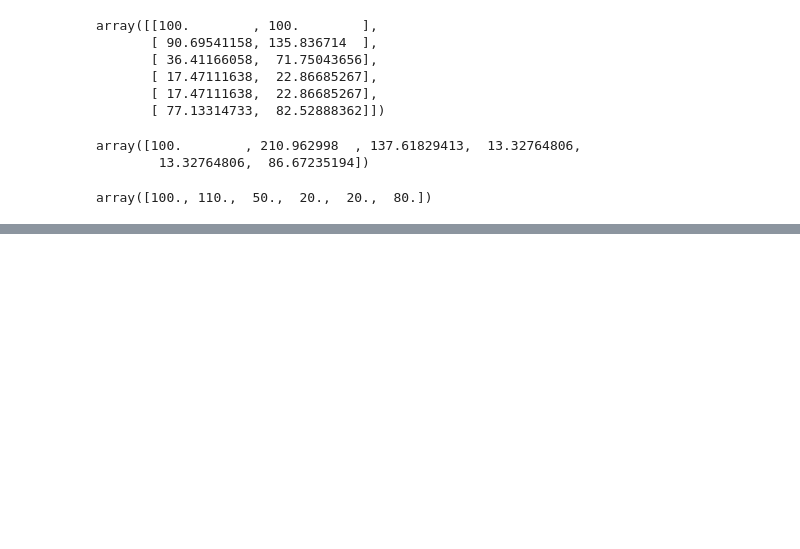
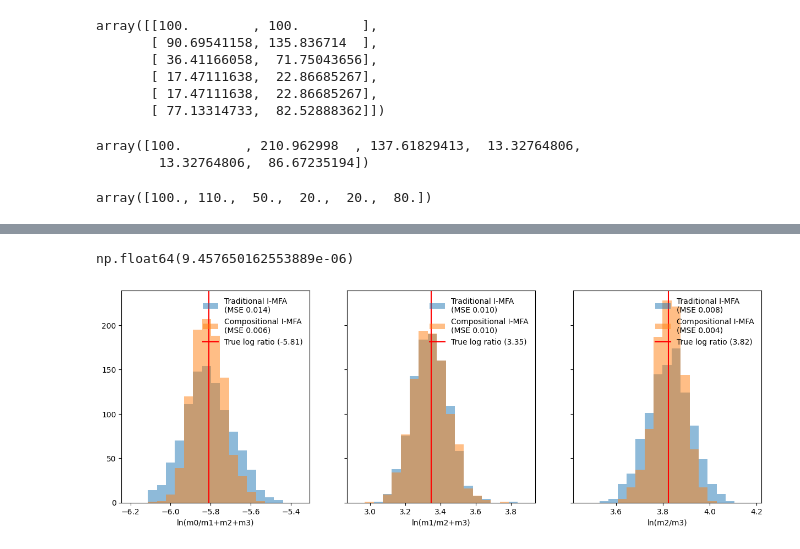
Before and after one commit to dtu-qmcm/cmfa, a Jupyter notebook: notebooks/toy_network.ipynb, the cells around one changed output, grey strips where cells are left out. Saved outputs shown, nothing was run; the diff lists cells and outputs as text; code cells hidden in the pictures; blank space fills up the shorter version.

```diff
--- a/notebooks/toy_network.ipynb
+++ b/notebooks/toy_network.ipynb
@@ -309,0 +121,37 @@ plt.show()
+# %%
+estimated_ids_euclidean = np.load(RESULTS_DIR / "estimated_ids_euclidean.npy")
+estimated_ids_clr = np.load(RESULTS_DIR / "estimated_ids_clr.npy")
+estimated_ids_ilr = np.load(RESULTS_DIR / "estimated_ids_ilr.npy")
+
+comp_resid_euclidean = (estimated_ids_euclidean - true_composition)
+comp_resid_clr = (estimated_ids_clr - true_composition)
+comp_resid_ilr = (estimated_ids_ilr - true_composition)
+
+
+((comp_resid_euclidean ** 2) - (comp_resid_ilr ** 2)).mean()
+# %% [output]
+np.float64(9.457650162553889e-06)
+# %%
+f, axes = plt.subplots(1, 3, sharey=True, figsize=[15, 5])
+
+trad_ilrs = ordered_ilr_func(estimated_ids_euclidean)
+comp_ilrs = ordered_ilr_func(estimated_ids_ilr)
+clr_ilrs = ordered_ilr_func(estimated_ids_clr)
+
+truth_ilrs = ordered_ilr_func(true_composition)
+
+for (i, ax) in enumerate(axes):
+    mse_trad = np.mean((trad_ilrs[:, i] - truth_ilrs[i]) ** 2)
+    mse_comp = np.mean((comp_ilrs[:, i] - truth_ilrs[i]) ** 2)
+    xmin = np.min(np.concat([trad_ilrs[:, i], comp_ilrs[:, i]])) - 0.1
+    xmax = np.max(np.concat([trad_ilrs[:, i], comp_ilrs[:, i]])) + 0.1
+    bins = np.linspace(xmin, xmax, 20)
+    ax.hist(trad_ilrs[:, i], bins=bins, alpha=0.5, label=f"Traditional I-MFA\n(MSE {mse_trad:.3f})")
+    ax.hist(comp_ilrs[:, i], bins=bins, alpha=0.5, label=f"Compositional I-MFA\n(MSE {mse_comp:.3f})")
+    ax.axvline(truth_ilrs[i], color="red", label=f"True log ratio ({truth_ilrs[i]:.2f})")
+    ax.legend(frameon=False)
+    ratio_lhs = f"m{i}"
+    ratio_rhs = "+".join([f"m{j}" for j in range(i+1, 4)])
+    ax.set(xlabel=f"ln({ratio_lhs}/{ratio_rhs})")
+# %% [output]
+[figure, added]
```
Also changed, not shown: parts of 17 cells of this notebook, 6 other files.
